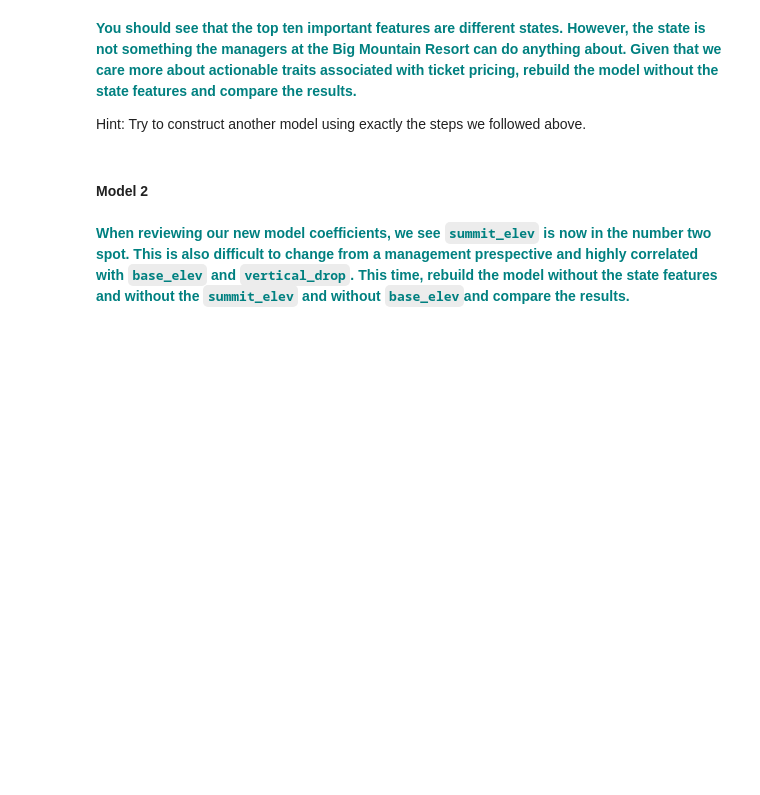
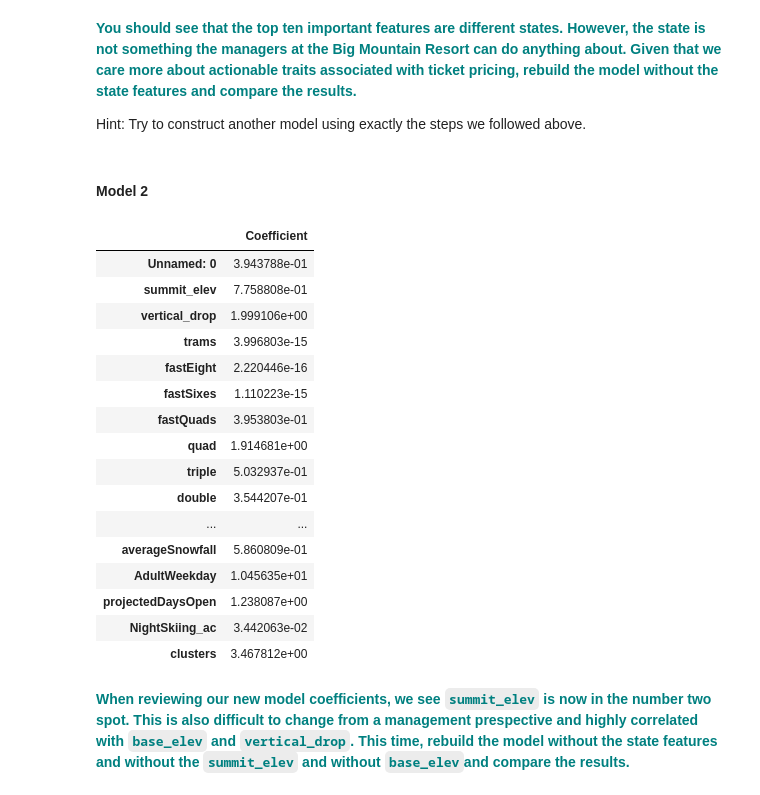
Before and after one commit to ElijahSeeley/Springboard, a Jupyter notebook: GuidedCapstoneStep4 and step5HL.ipynb, the cells around one changed output. Saved outputs shown, nothing was run; the diff lists cells and outputs as text; code cells hidden in the pictures; blank space fills up the shorter version.

Commit message:
Finalized Model 2 and 3, however, used the step3 output in order to do so because I was facing an issue with the states not being converted into floats

```diff
--- a/GuidedCapstoneStep4 and step5HL.ipynb
+++ b/GuidedCapstoneStep4 and step5HL.ipynb
@@ -229,6 +229,51 @@ pd.DataFrame(abs(lm.coef_), X.columns, columns=['Coefficient'])
 Hint: Try to construct another model using exactly the steps we followed above.
 # %% [markdown]
 #### Model 2
+# %%
+df2 = pd.read_csv("step3_output.csv")
+# %%
+df2 = df2.drop('state', axis=1)
+# %%
+# Declare an explanatory variable, called X,and assign it the result of dropping 'Name' and 'AdultWeekend' from the df
+X = df2.drop(['Name','AdultWeekend'], axis=1)
+
+# Declare a response variable, called y, and assign it the AdultWeekend column of the df
+y = df2.AdultWeekend
+
+# Here we use the StandardScaler() method of the preprocessing package, and then call the fit() method with parameter X
+scaler = preprocessing.StandardScaler().fit(X)
+
+# Declare a variable called X_scaled, and assign it the result of calling the transform() method with parameter X
+X_scaled=scaler.transform(X)
+
+# Get the 1-dimensional flattened array of our response variable y by calling the ravel() function on y
+y = y.ravel()
+
+# Call the train_test_split() function with the first two parameters set to X_scaled and y
+# Declare four variables, X_train, X_test, y_train and y_test separated by commas
+X_train, X_test, y_train, y_test = train_test_split(X_scaled, y, test_size=0.25, random_state=1)
+
+model = lm.fit(X_train,y_train)
+# %%
+pd.DataFrame(abs(lm.coef_), X.columns, columns=['Coefficient'])
+# %% [output]
+|  | Coefficient |
+| Unnamed: 0 | 3.943788e-01 |
+| summit_elev | 7.758808e-01 |
+| vertical_drop | 1.999106e+00 |
+| trams | 3.996803e-15 |
+| fastEight | 2.220446e-16 |
+| fastSixes | 1.110223e-15 |
+| fastQuads | 3.953803e-01 |
+| quad | 1.914681e+00 |
+| triple | 5.032937e-01 |
+| double | 3.544207e-01 |
+| ... | ... |
+| averageSnowfall | 5.860809e-01 |
+| AdultWeekday | 1.045635e+01 |
+| projectedDaysOpen | 1.238087e+00 |
+| NightSkiing_ac | 3.442063e-02 |
+| clusters | 3.467812e+00 |
 # %% [markdown]
 **<font color='teal'> When reviewing our new model coefficients, we see `summit_elev` is now in the number two spot. This is also difficult to change from a management prespective and highly correlated with `base_elev` and `vertical_drop`.  This time, rebuild the model without the state features and without the `summit_elev` and without `base_elev`and compare the results. </font>**
 # %% [markdown]
```
Also changed, not shown: parts of 5 cells of this notebook.
